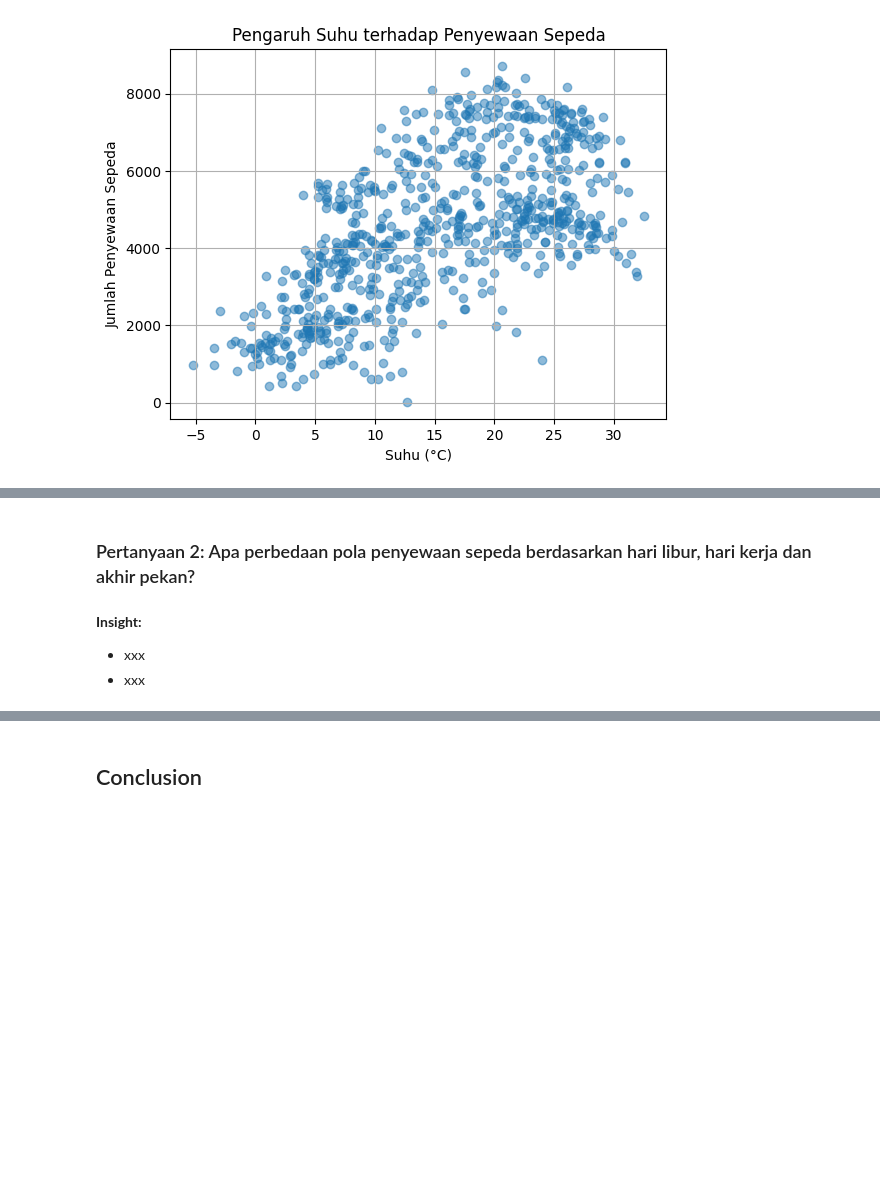
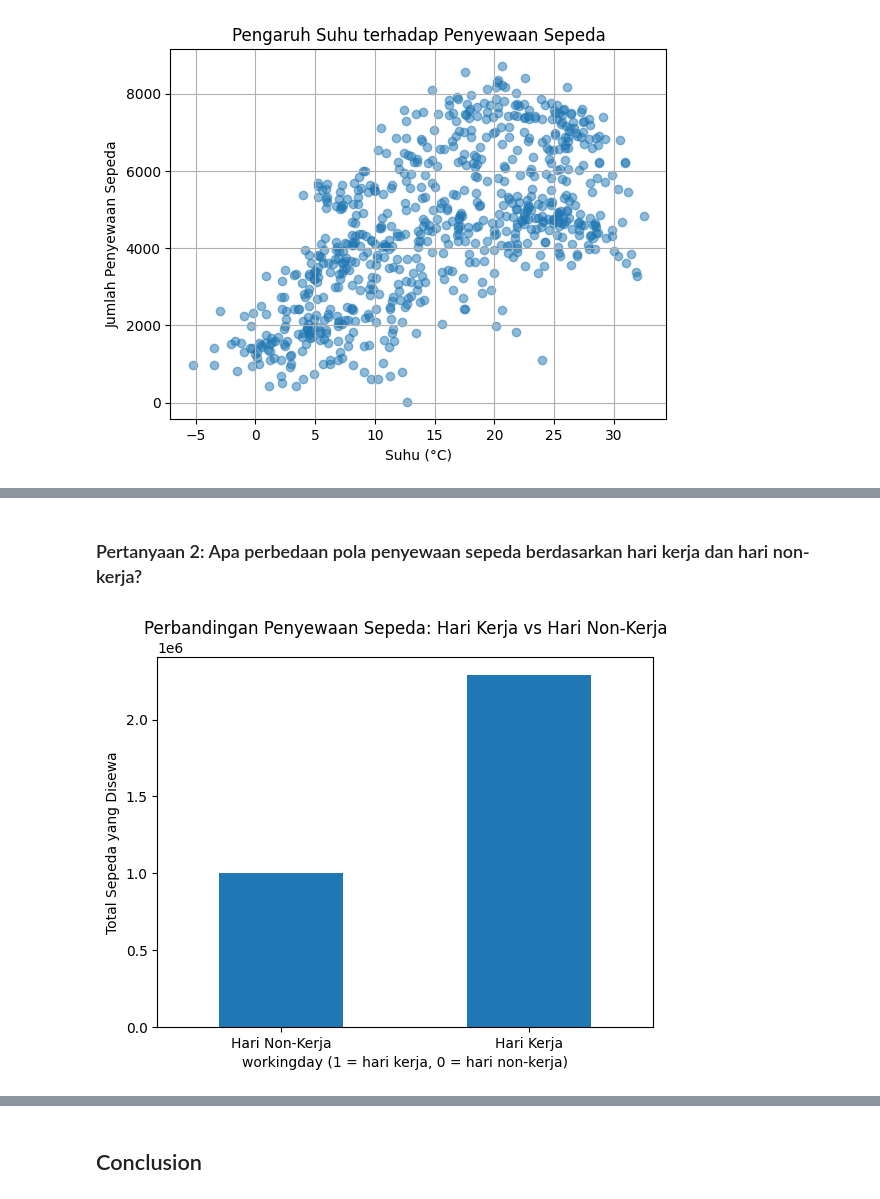
Before and after one commit to habibsatya/dicoding-data-analyst-sub, a Jupyter notebook: Proyek_Analisis_Data.ipynb, the cells around one changed output, grey strips where cells are left out. Saved outputs shown, nothing was run; the diff lists cells and outputs as text; code cells hidden in the pictures; blank space fills up the shorter version.

```diff
--- a/Proyek_Analisis_Data.ipynb
+++ b/Proyek_Analisis_Data.ipynb
@@ -320,7 +318,14 @@ Berdasarkan data di atas, didapatkan insight sebagai berikut:
 - Terdapat cukup banyak penyebaran data pada suhu tertentu, yang menunjukkan bahwa faktor lain mungkin memengaruhi jumlah penyewaan sepeda selain suhu, seperti hari kerja, cuaca, atau musim.
 # %% [markdown]
-### Pertanyaan 2: Apa perbedaan pola penyewaan sepeda berdasarkan hari libur, hari kerja dan akhir pekan?
+### Pertanyaan 2: Apa perbedaan pola penyewaan sepeda berdasarkan hari kerja dan hari non-kerja?
-# %% [markdown]
-**Insight:**
-- xxx
-- xxx
+# %%
+total_rent_perday = day_df.groupby('workingday')['cnt'].sum()
+total_rent_perday.plot(kind='bar')
+
+plt.title('Perbandingan Penyewaan Sepeda: Hari Kerja vs Hari Non-Kerja')
+plt.xlabel('workingday (1 = hari kerja, 0 = hari non-kerja)')
+plt.ylabel('Total Sepeda yang Disewa')
+plt.xticks([0, 1], ['Hari Non-Kerja', 'Hari Kerja'], rotation=0)
+plt.show()
+# %% [output]
+[figure, added]
```
Also changed, not shown: parts of 13 cells of this notebook.
